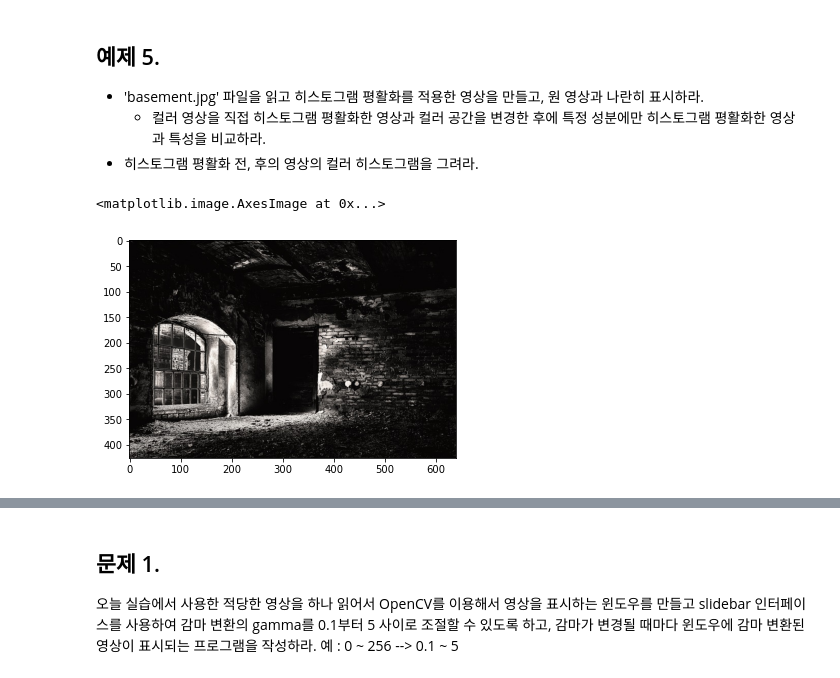
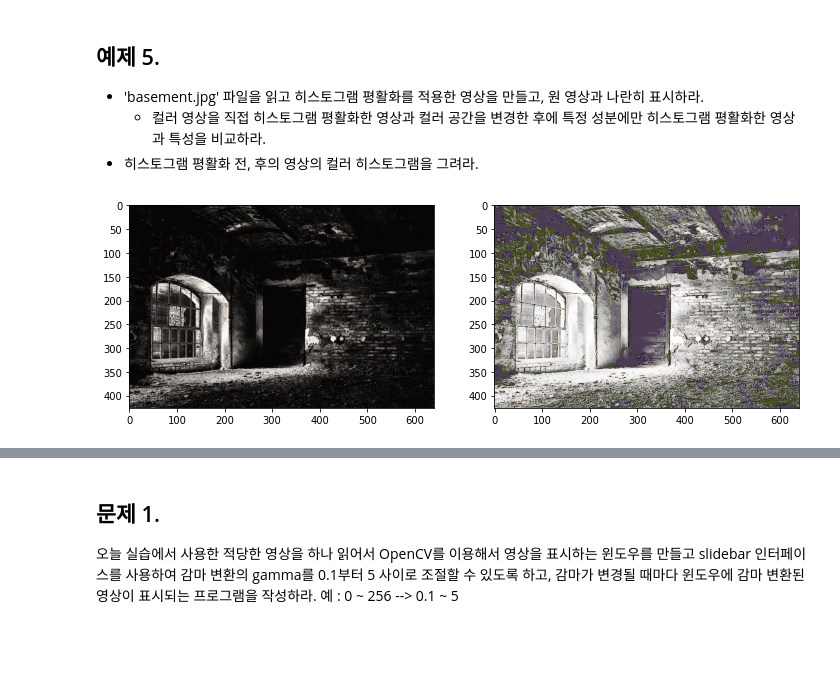
Before and after one commit to EJLee1209/ImageProcessing, a Jupyter notebook: 실습코드/lab-06/IPP-2022-1-lab-06-20185158-이은재.ipynb, the cells around one changed output, grey strips where cells are left out. Drawn from its saved outputs; the diff is of its cells as text; code cells hidden in the pictures; blank space fills up the shorter version.

```diff
--- a/실습코드/lab-06/IPP-2022-1-lab-06-20185158-이은재.ipynb
+++ b/실습코드/lab-06/IPP-2022-1-lab-06-20185158-이은재.ipynb
@@ -233,12 +243,20 @@ cv2dir = dir(cv2)
  'IMREAD_REDUCED_COLOR_8']
 # %%
 def show_two_images(img1, img2):
-    plt.figure(figsize=(12,4))
-    plt.subplot(121)
-    plt.imshow(img1[...,::-1])
-    plt.subplot(122)
-    plt.imshow(img2[...,::-1])
-    plt.show()
+    if img1.ndim != 3 and img2.ndim != 3:
+        plt.figure(figsize=(12,4))
+        plt.subplot(121)
+        plt.imshow(img1, cmap='gray')
+        plt.subplot(122)
+        plt.imshow(img2, cmap='gray')
+        plt.show()
+    else:
+        plt.figure(figsize=(12,4))
+        plt.subplot(121)
+        plt.imshow(img1[...,::-1])
+        plt.subplot(122)
+        plt.imshow(img2[...,::-1])
+        plt.show()
 # %%
 bird = cv2.imread('bird.png')
 bird_log = lookupTable(bird, log_lut)
@@ -354,9 +368,13 @@ show_two_images(grass, grass_2)
 - 'basement.jpg' 파일을 읽고 히스토그램 평활화를 적용한 영상을 만들고, 원 영상과 나란히 표시하라.
   - 컬러 영상을 직접 히스토그램 평활화한 영상과 컬러 공간을 변경한 후에 특정 성분에만 히스토그램 평활화한 영상과 특성을 비교하라.
 - 히스토그램 평활화 전, 후의 영상의 컬러 히스토그램을 그려라.
-# %%
-basement = cv2.imread('basement.jpg')
-plt.imshow(basement[...,::-1])
-# %% [output]
-<matplotlib.image.AxesImage at 0x...>
-[figure, removed]
+# %%
+# 히스토그램 평활화를 적용한 영상을 만들고, 원 영상과 나란히 표시
+basement = cv2.imread('basement.jpg')
+basement_eq = np.empty_like(basement)
+basement_eq[...,0] = cv2.equalizeHist(basement[...,0]) #blue
+basement_eq[...,1] = cv2.equalizeHist(basement[...,1]) #green
+basement_eq[...,2] = cv2.equalizeHist(basement[...,2]) #red
+show_two_images(basement, basement_eq)
+# %% [output]
+[figure, added]
```
Also changed, not shown: parts of 9 cells of this notebook, 1 other file.
